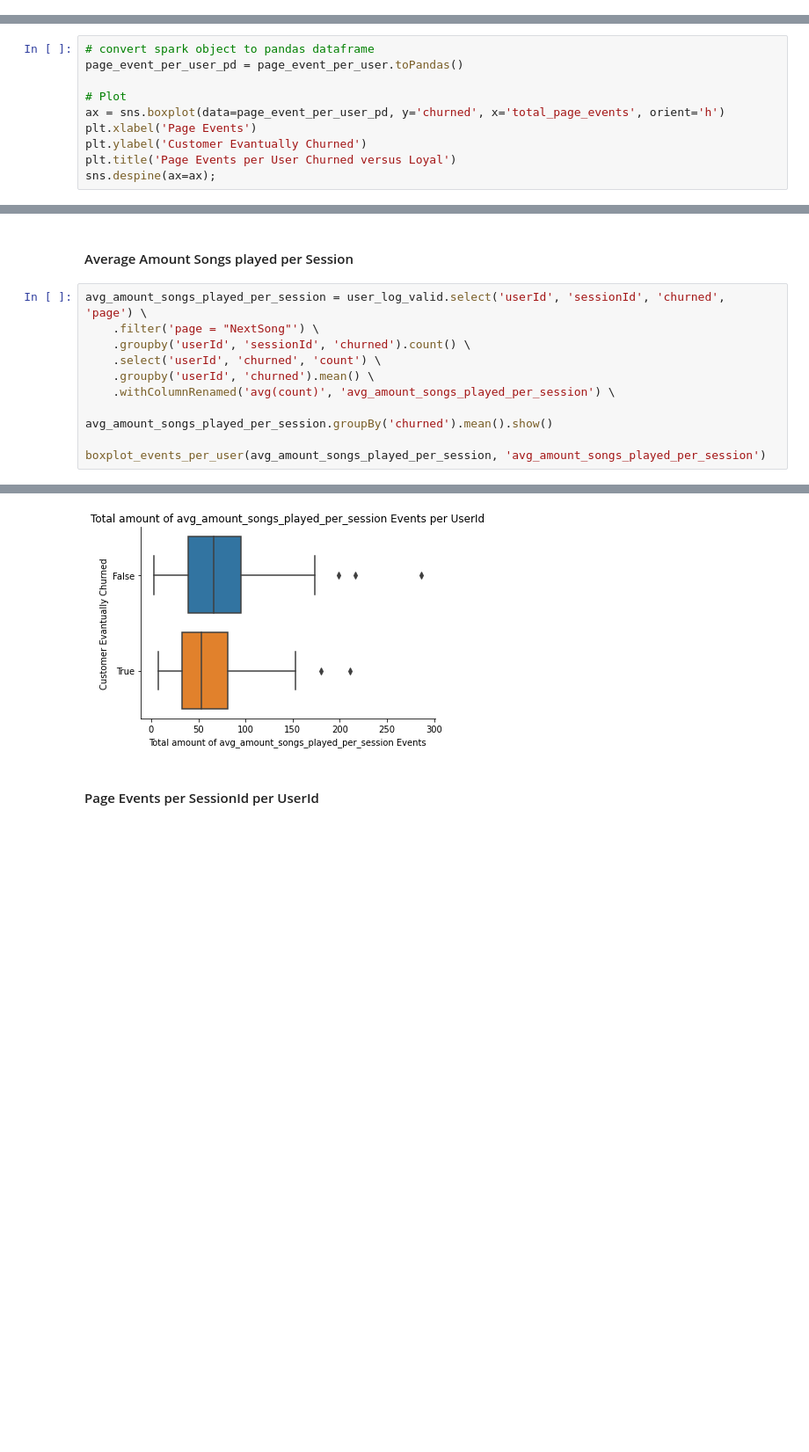
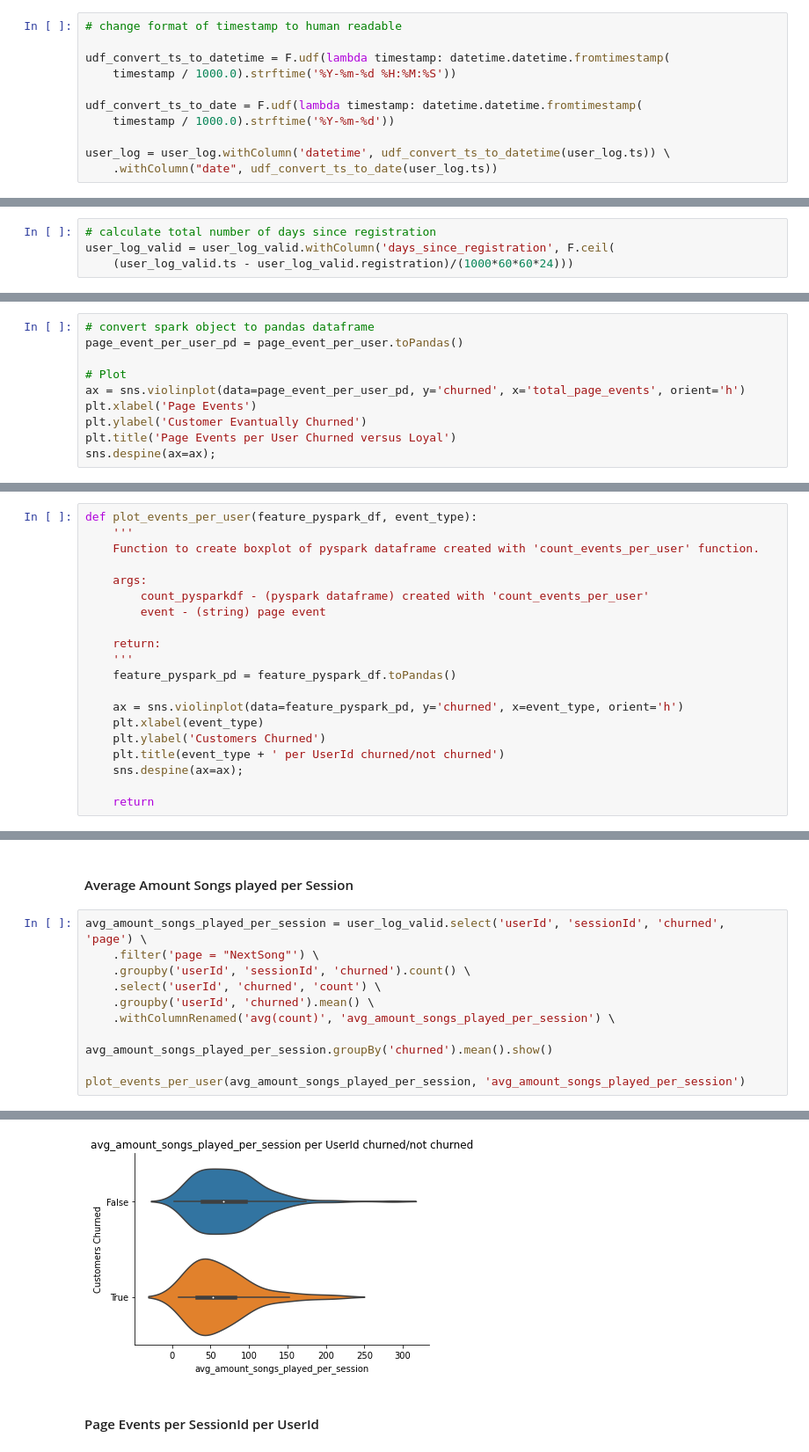
Before and after one commit to LeopoldWalther/SparkChurnDetection, a Jupyter notebook: Sparkify.ipynb, the cells around one changed output, grey strips where cells are left out. Shown at 88% size. Drawn from its saved outputs; the diff is of its cells as text; blank space fills up the shorter version.

```diff
--- a/Sparkify.ipynb
+++ b/Sparkify.ipynb
@@ -447,3 +442,14 @@ user_log.count()
+# %%
+# change format of timestamp to human readable
+
+udf_convert_ts_to_datetime = F.udf(lambda timestamp: datetime.datetime.fromtimestamp(
+    timestamp / 1000.0).strftime('%Y-%m-%d %H:%M:%S'))
+
+udf_convert_ts_to_date = F.udf(lambda timestamp: datetime.datetime.fromtimestamp(
+    timestamp / 1000.0).strftime('%Y-%m-%d'))
+
+user_log = user_log.withColumn('datetime', udf_convert_ts_to_datetime(user_log.ts)) \
+    .withColumn("date", udf_convert_ts_to_date(user_log.ts))
 # %% [markdown]
 Drop any row/record where there is no userId or sessionId.
 # %%
@@ -631,3 +642,7 @@ In this project the way to handle the imbalance in data of interaction with the
+# %%
+# calculate total number of days since registration
+user_log_valid = user_log_valid.withColumn('days_since_registration', F.ceil(
+    (user_log_valid.ts - user_log_valid.registration)/(1000*60*60*24)))
 # %% [markdown]
 #### Calculating Statistics by Hour
 
@@ -692,7 +707,7 @@ page_event_per_user.groupby('churned').mean().show()
 page_event_per_user_pd = page_event_per_user.toPandas()
 
 # Plot
-ax = sns.boxplot(data=page_event_per_user_pd, y='churned', x='total_page_events', orient='h')
+ax = sns.violinplot(data=page_event_per_user_pd, y='churned', x='total_page_events', orient='h')
 plt.xlabel('Page Events')
 plt.ylabel('Customer Evantually Churned')
 plt.title('Page Events per User Churned versus Loyal')
@@ -705,0 +769,20 @@ In the following cells will be investigated if there is a difference in page eve
+# %%
+def plot_events_per_user(feature_pyspark_df, event_type):
+    '''
+    Function to create boxplot of pyspark dataframe created with 'count_events_per_user' function.
+
+    args:
+        count_pysparkdf - (pyspark dataframe) created with 'count_events_per_user'
+        event - (string) page event
+
+    return:
+    '''
+    feature_pyspark_pd = feature_pyspark_df.toPandas()
+
+    ax = sns.violinplot(data=feature_pyspark_pd, y='churned', x=event_type, orient='h')
+    plt.xlabel(event_type)
+    plt.ylabel('Customers Churned')
+    plt.title(event_type + ' per UserId churned/not churned')
+    sns.despine(ax=ax);
+
+    return
@@ -942,21 +1095,21 @@ Users who evantually churned did in average play about two songs less between vi
 # %%
 avg_amount_songs_played_per_session = user_log_valid.select('userId', 'sessionId', 'churned', 'page') \
     .filter('page = "NextSong"') \
     .groupby('userId', 'sessionId', 'churned').count() \
     .select('userId', 'churned', 'count') \
     .groupby('userId', 'churned').mean() \
     .withColumnRenamed('avg(count)', 'avg_amount_songs_played_per_session') \
 
 avg_amount_songs_played_per_session.groupBy('churned').mean().show()
 
-boxplot_events_per_user(avg_amount_songs_played_per_session, 'avg_amount_songs_played_per_session')
+plot_events_per_user(avg_amount_songs_played_per_session, 'avg_amount_songs_played_per_session')
 # %% [output]
 +-------+----------------------------------------+
 |churned|avg(avg_amount_songs_played_per_session)|
 +-------+----------------------------------------+
 |   true|                      63.537152578095224|
 |  false|                       72.96967249911357|
 +-------+----------------------------------------+
-[figure, old version]
+[figure, new version]
 # %% [markdown]
 #### Page Events per SessionId per UserId
```
Also changed, not shown: parts of 77 cells of this notebook.
